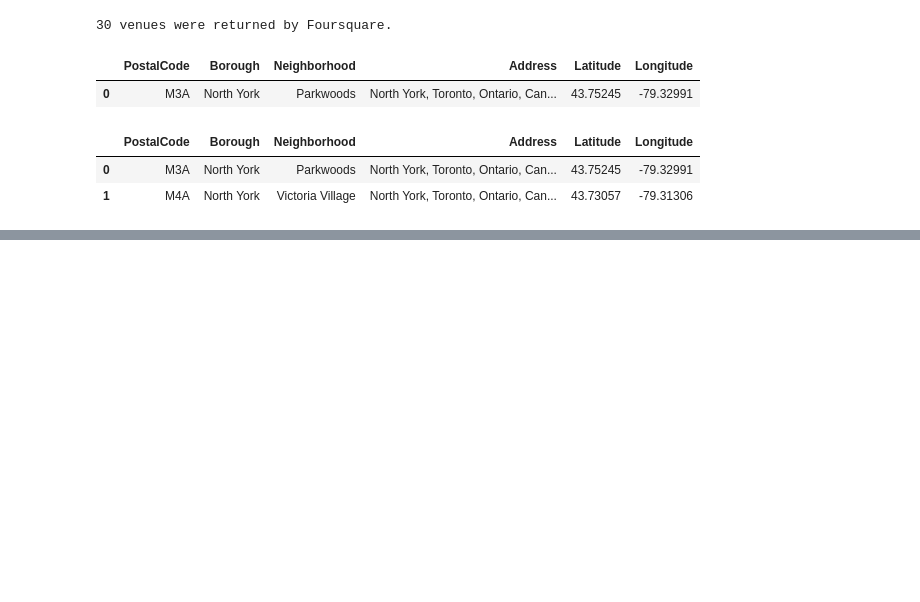
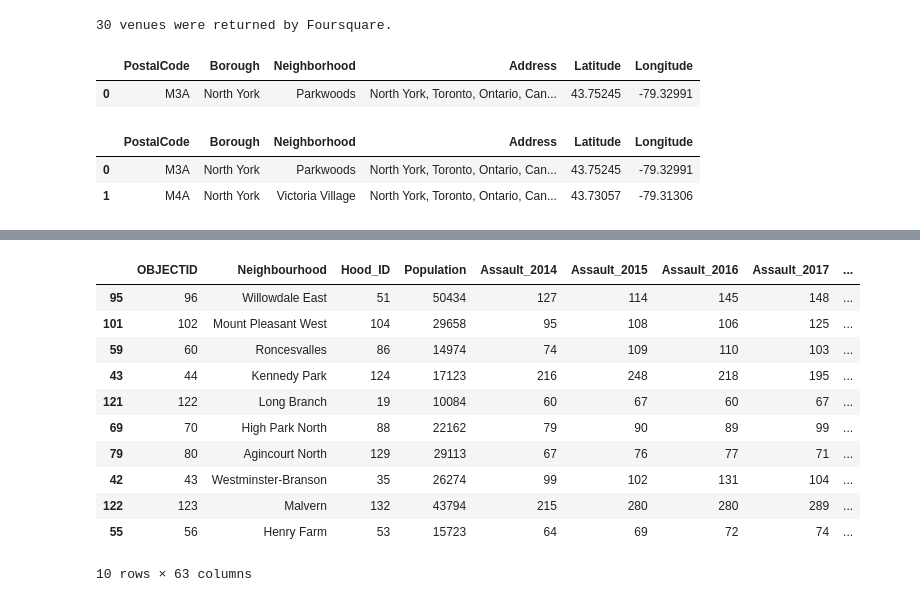
Before and after one commit to sarang-manohar/Coursera_Capstone, a Jupyter notebook: code/Toronto.ipynb, the cells around one changed output, grey strips where cells are left out. Cells and saved outputs as stored; diff of their text form; code cells hidden in the pictures; blank space fills up the shorter version.

```diff
--- a/code/Toronto.ipynb
+++ b/code/Toronto.ipynb
@@ -222,0 +263,15 @@ Mimico NW, The Queensway West, South of Bloor, Kingsway Park South West, Royal Y
+# %%
+df_crime.sample(10)
+# %% [output]
+|  | OBJECTID | Neighbourhood | Hood_ID | Population | Assault_2014 | Assault_2015 | Assault_2016 | Assault_2017 | ... |
+| 95 | 96 | Willowdale East | 51 | 50434 | 127 | 114 | 145 | 148 | ... |
+| 101 | 102 | Mount Pleasant West | 104 | 29658 | 95 | 108 | 106 | 125 | ... |
+| 59 | 60 | Roncesvalles | 86 | 14974 | 74 | 109 | 110 | 103 | ... |
+| 43 | 44 | Kennedy Park | 124 | 17123 | 216 | 248 | 218 | 195 | ... |
+| 121 | 122 | Long Branch | 19 | 10084 | 60 | 67 | 60 | 67 | ... |
+| 69 | 70 | High Park North | 88 | 22162 | 79 | 90 | 89 | 99 | ... |
+| 79 | 80 | Agincourt North | 129 | 29113 | 67 | 76 | 77 | 71 | ... |
+| 42 | 43 | Westminster-Branson | 35 | 26274 | 99 | 102 | 131 | 104 | ... |
+| 122 | 123 | Malvern | 132 | 43794 | 215 | 280 | 280 | 289 | ... |
+| 55 | 56 | Henry Farm | 53 | 15723 | 64 | 69 | 72 | 74 | ... |
+10 rows × 63 columns
```
Also changed, not shown: parts of 4 cells of this notebook.
